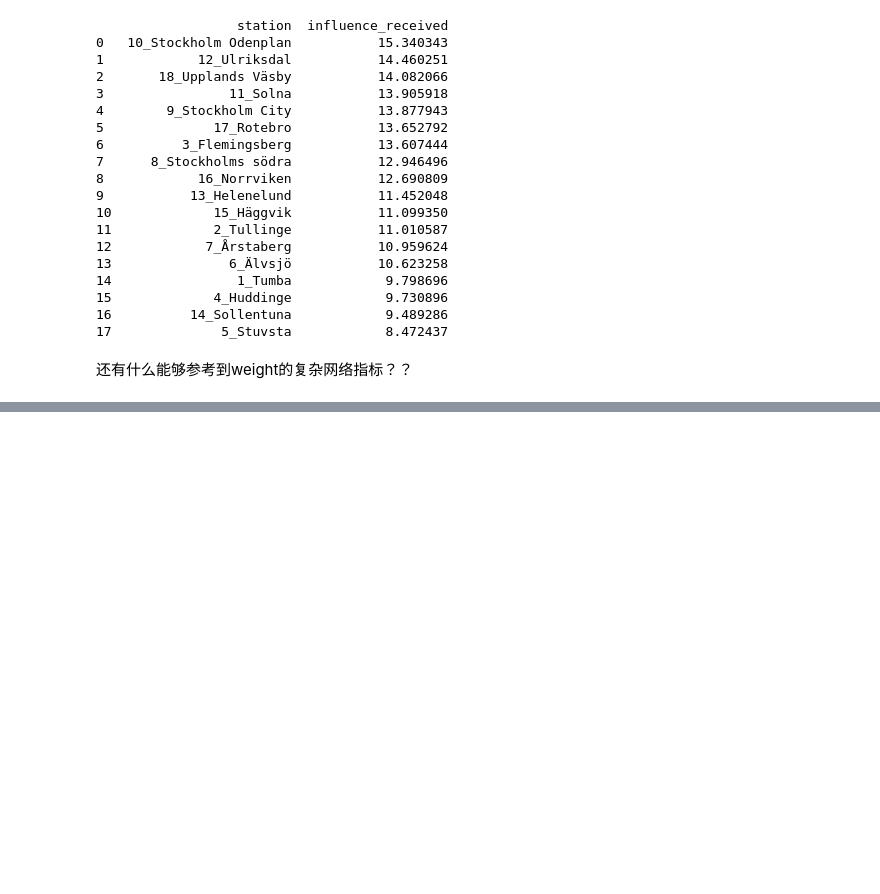
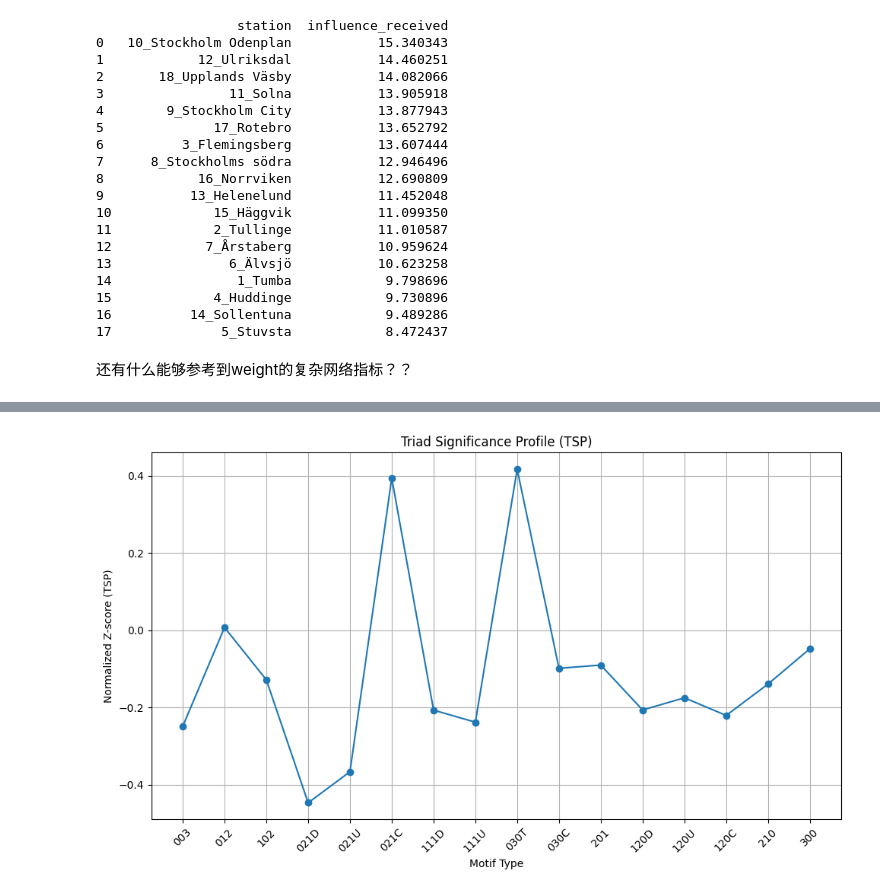
Before and after one commit to HR0262/PCMCI-in-commuter-trian, a Jupyter notebook: PCMCI-0427-no0.ipynb, the cells around one changed output, grey strips where cells are left out. Drawn from its saved outputs; the diff is of its cells as text; code cells hidden in the pictures; blank space fills up the shorter version.

```diff
--- a/PCMCI-0427-no0.ipynb
+++ b/PCMCI-0427-no0.ipynb
@@ -625,14 +724,14 @@ for i in range(num_vars):       # target
         for tau in range(1,tau_max_plus1):
 
             if p_matrix_clean[i, j, tau]<=alpha_level :
-              Gmax.add_edge(variable_names[i], variable_names[j], lag=tau) #tau!=0的因果链
+              # Gmax.add_edge(variable_names[i], variable_names[j], lag=tau) #tau!=0的因果链
               if v_matrix[i, j, tau]>v_max:
                 v_max=v_matrix[i, j, tau]
                 imax=i
                 jmax=j
                 taumax=tau
-    # if imax!=0 or jmax!=0 or taumax!=0:
-    #   Gmax.add_edge(variable_names[imax], variable_names[jmax], lag=taumax)
+    if imax!=0 or jmax!=0 or taumax!=0:
+      Gmax.add_edge(variable_names[imax], variable_names[jmax], lag=taumax)
     #生成val最强的传播路径，但是就是4-5-6-7-8---，看不出任何含义
 
 plt.figure(figsize=(8, 6))
@@ -801,0 +1099,61 @@ print(df_k_sorted)
+# %%
+import networkx as nx
+import numpy as np
+import matplotlib.pyplot as plt
+from collections import defaultdict
+import random
+import copy
+# --------------------
+# Step 2: 计算真实网络 motif 出现次数
+# --------------------
+real_counts = nx.triadic_census(G)
+motif_names = list(real_counts.keys())
+real_vector = np.array([real_counts[m] for m in motif_names])
+
+# --------------------
+# Step 3: 构造随机网络并计算 motif 出现次数
+# --------------------
+n_random = 100
+random_counts_list = []
+
+for i in range(n_random):
+    # 深拷贝网络
+    G_random = copy.deepcopy(G)
+    # 执行重连：degree-preserving randomization
+    nx.directed_edge_swap(G_random, nswap=2 * G.number_of_edges(), max_tries=10000)
+    # motif 统计
+    counts = nx.triadic_census(G_random)
+    vector = np.array([counts[m] for m in motif_names])
+    random_counts_list.append(vector)
+
+# --------------------
+# Step 4: 计算均值、标准差和 Z-score
+# --------------------
+random_matrix = np.array(random_counts_list)
+mean_vector = np.mean(random_matrix, axis=0)
+std_vector = np.std(random_matrix, axis=0, ddof=1)  # 使用样本标准差
+z_scores = np.where(std_vector > 0, (real_vector - mean_vector) / std_vector, 0)
+
+# --------------------
+# Step 5: 归一化 Z-score 得到 TSP
+# --------------------
+z_norm = z_scores / np.sqrt(np.sum(z_scores ** 2))
+
+# --------------------
+# Step 6: 输出并画图
+# --------------------
+print("Triad Significance Profile (TSP):")
+for m, v in zip(motif_names, z_norm):
+    print(f"{m}: {v:.3f}")
+
+# 画图
+plt.figure(figsize=(10, 6))
+plt.plot(motif_names, z_norm, marker='o', linestyle='-')
+plt.xticks(rotation=45)
+plt.xlabel("Motif Type")
+plt.ylabel("Normalized Z-score (TSP)")
+plt.title("Triad Significance Profile (TSP)")
+plt.grid(True)
+plt.tight_layout()
+plt.show()
+# %% [output]
@@ -801,0 +1177 @@ print(df_k_sorted)
+[figure, added]
```
Also changed, not shown: parts of 15 cells of this notebook.
